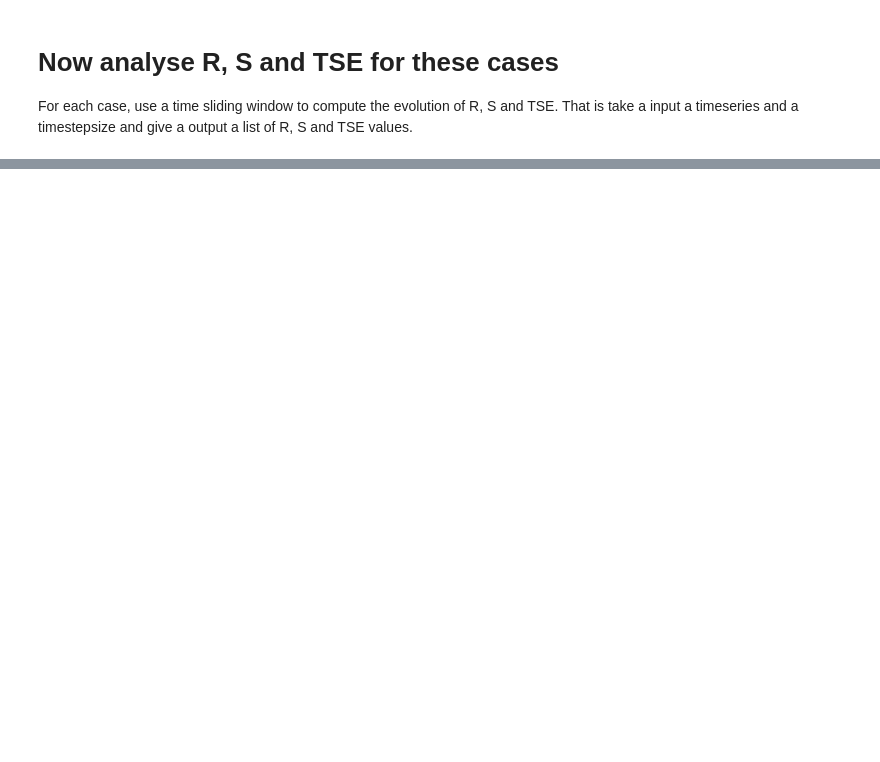
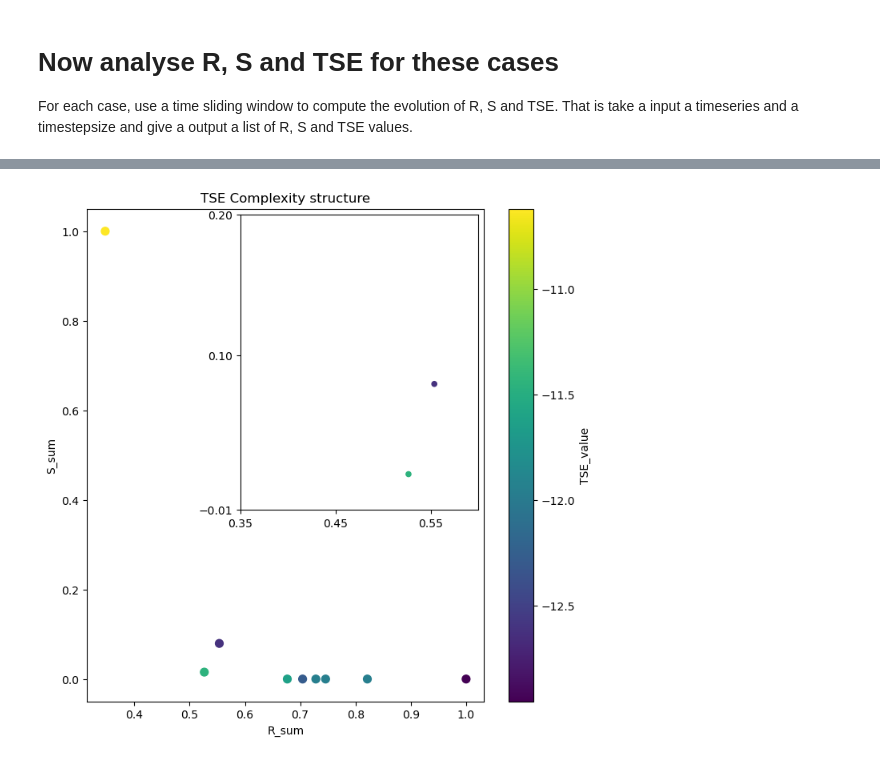
Before and after one commit to cyrilrommens/PhD_1, a Jupyter notebook: TSE_oscillator_dynamics.ipynb, the cells around one changed output, grey strips where cells are left out. Saved outputs shown, nothing was run; the diff lists cells and outputs as text; code cells hidden in the pictures; blank space fills up the shorter version.

```diff
--- a/TSE_oscillator_dynamics.ipynb
+++ b/TSE_oscillator_dynamics.ipynb
@@ -246,0 +232,20 @@ plt.show()
+# %%
+# Main plot
+plt.scatter(df['R_sum'], df['S_sum'], c=df['TSE_value'], cmap='viridis', s=50)
+plt.colorbar(label='TSE_value')
+plt.xlabel('R_sum')
+plt.ylabel('S_sum')
+plt.title('TSE Complexity structure')
+
+# Inset plot
+ax_inset = inset_axes(plt.gca(), width="60%", height="60%", loc='upper right')  # Adjust size and location
+ax_inset.scatter(df['R_sum'], df['S_sum'], c=df['TSE_value'], cmap='viridis', s=20)  # Smaller markers for clarity
+ax_inset.set_xlim(0.35, 0.6)
+ax_inset.set_ylim(0, 0.2)
+ax_inset.set_xticks([0.35, 0.45, 0.55])  # Adjust ticks as needed
+ax_inset.set_yticks([-0.01, 0.1, 0.2])
+#ax_inset.set_title('Zoomed In')
+
+plt.show()
+# %% [output]
+[figure, added]
```
Also changed, not shown: parts of 4 cells of this notebook, 2 other files.
